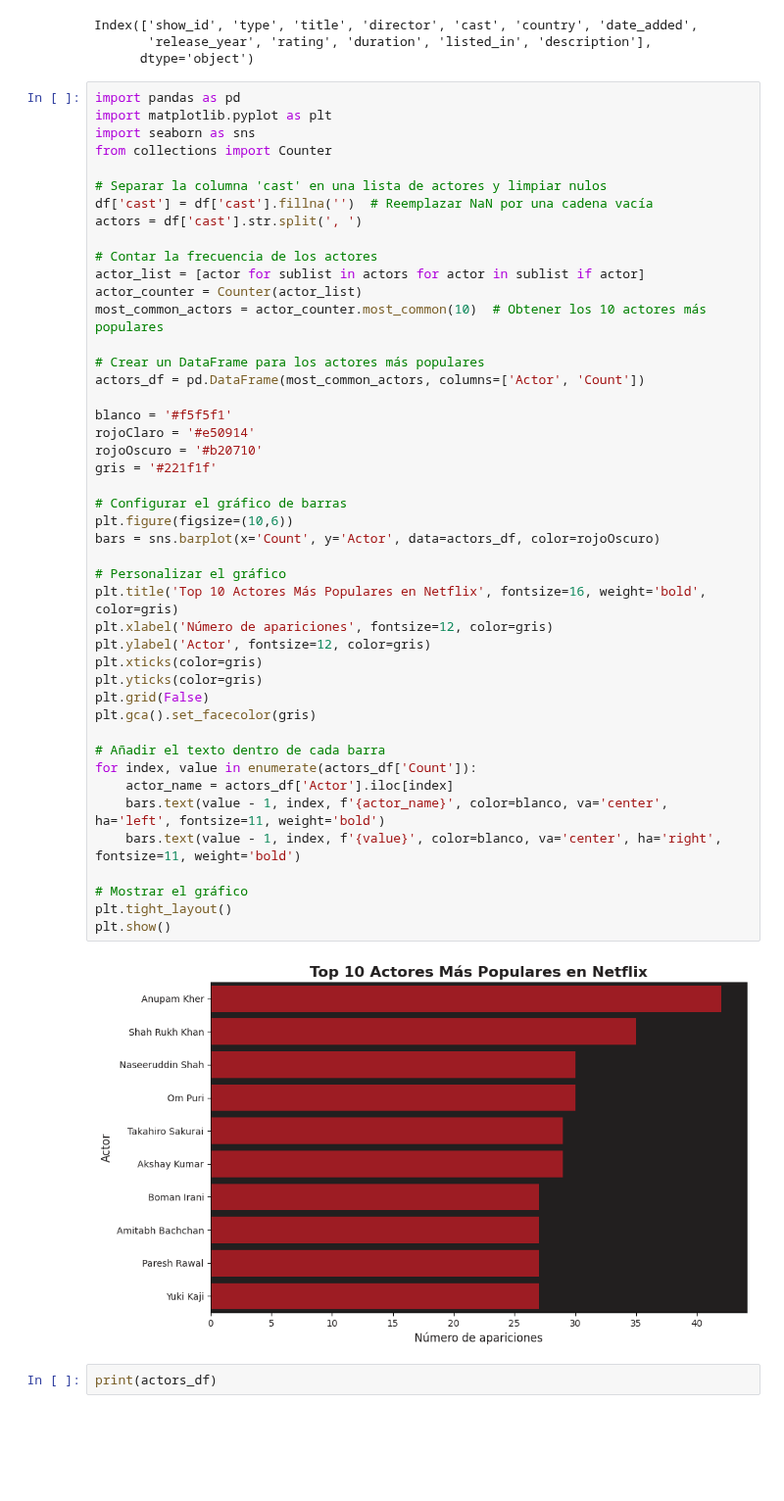
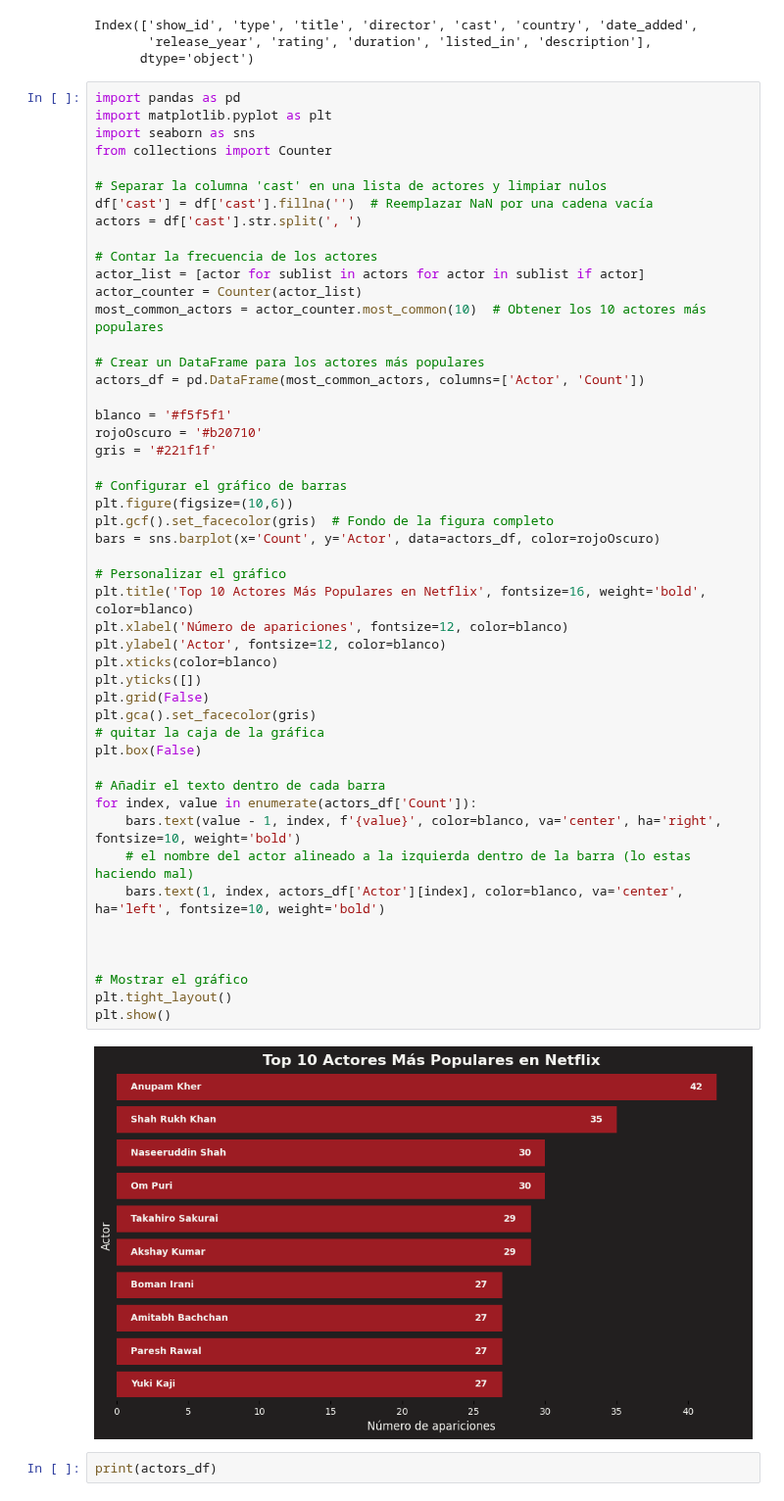
Before and after one commit to phobbins/AnalisisDatos, a Jupyter notebook: Practico 2/practico2_pipe.ipynb, the cells around one changed output. Shown at 98% size. Drawn from its saved outputs; the diff is of its cells as text; blank space fills up the shorter version.

```diff
--- a/Practico 2/practico2_pipe.ipynb
+++ b/Practico 2/practico2_pipe.ipynb
@@ -19,43 +19,47 @@ from collections import Counter
 df['cast'] = df['cast'].fillna('')  # Reemplazar NaN por una cadena vacía
 actors = df['cast'].str.split(', ')
 
 # Contar la frecuencia de los actores
 actor_list = [actor for sublist in actors for actor in sublist if actor]
 actor_counter = Counter(actor_list)
 most_common_actors = actor_counter.most_common(10)  # Obtener los 10 actores más populares
 
 # Crear un DataFrame para los actores más populares
 actors_df = pd.DataFrame(most_common_actors, columns=['Actor', 'Count'])
 
 blanco = '#f5f5f1'
-rojoClaro = '#e50914'
 rojoOscuro = '#b20710'
 gris = '#221f1f'
 
 # Configurar el gráfico de barras
 plt.figure(figsize=(10,6))
+plt.gcf().set_facecolor(gris)  # Fondo de la figura completo
 bars = sns.barplot(x='Count', y='Actor', data=actors_df, color=rojoOscuro)
 
 # Personalizar el gráfico
-plt.title('Top 10 Actores Más Populares en Netflix', fontsize=16, weight='bold', color=gris)
-plt.xlabel('Número de apariciones', fontsize=12, color=gris)
-plt.ylabel('Actor', fontsize=12, color=gris)
-plt.xticks(color=gris)
-plt.yticks(color=gris)
+plt.title('Top 10 Actores Más Populares en Netflix', fontsize=16, weight='bold', color=blanco)
+plt.xlabel('Número de apariciones', fontsize=12, color=blanco)
+plt.ylabel('Actor', fontsize=12, color=blanco)
+plt.xticks(color=blanco)
+plt.yticks([])
 plt.grid(False)
 plt.gca().set_facecolor(gris)
+# quitar la caja de la gráfica
+plt.box(False)
 
 # Añadir el texto dentro de cada barra
 for index, value in enumerate(actors_df['Count']):
-    actor_name = actors_df['Actor'].iloc[index]
-    bars.text(value - 1, index, f'{actor_name}', color=blanco, va='center', ha='left', fontsize=11, weight='bold')
-    bars.text(value - 1, index, f'{value}', color=blanco, va='center', ha='right', fontsize=11, weight='bold')
+    bars.text(value - 1, index, f'{value}', color=blanco, va='center', ha='right', fontsize=10, weight='bold')
+    # el nombre del actor alineado a la izquierda dentro de la barra (lo estas haciendo mal)
+    bars.text(1, index, actors_df['Actor'][index], color=blanco, va='center', ha='left', fontsize=10, weight='bold')
+
+
 
 # Mostrar el gráfico
 plt.tight_layout()
 plt.show()
 # %% [output]
-[figure, old version]
+[figure, new version]
 # %%
 print(actors_df)
 # %% [output]
```
